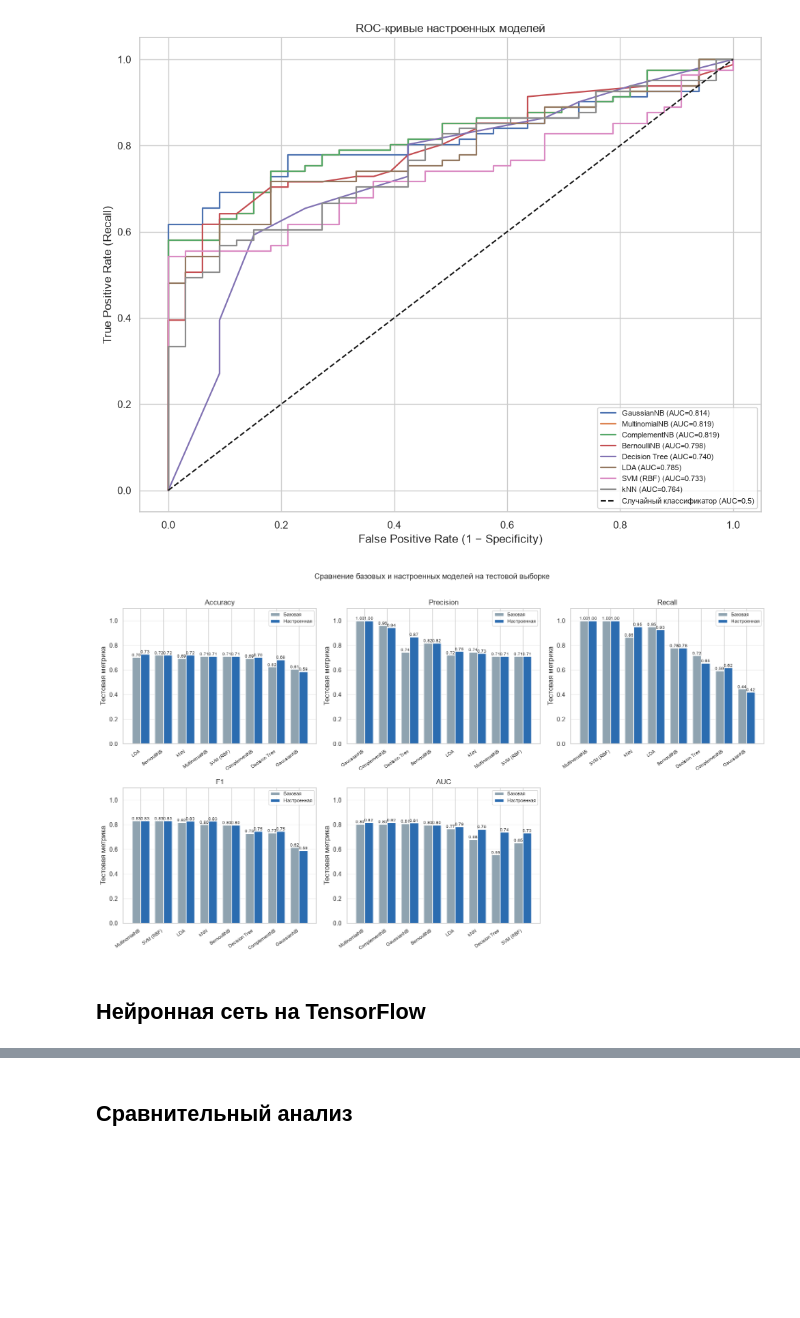
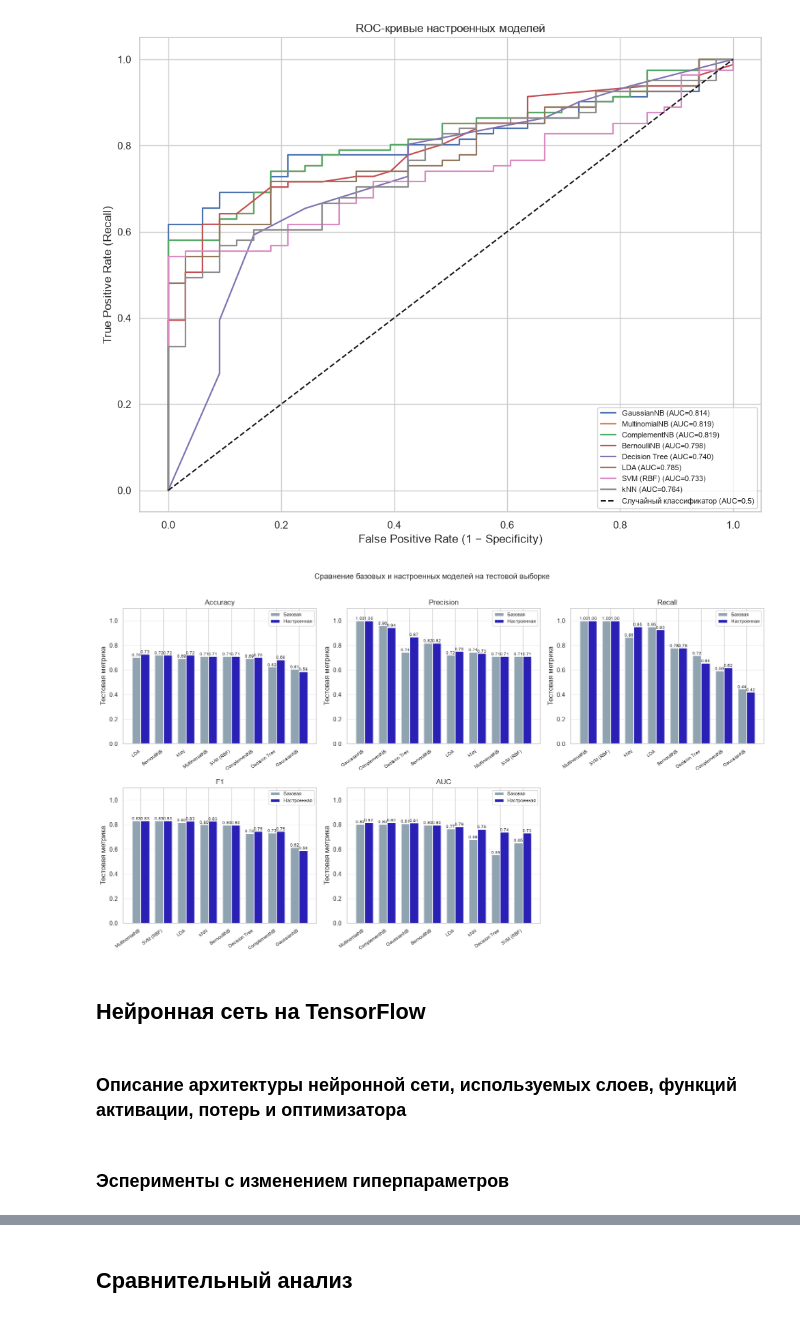
Before and after one commit to violllin/lab2_classification, a Jupyter notebook: lab2.ipynb, the cells around one changed output, grey strips where cells are left out. Drawn from its saved outputs; the diff is of its cells as text; code cells hidden in the pictures; blank space fills up the shorter version.

```diff
--- a/lab2.ipynb
+++ b/lab2.ipynb
@@ -1182,12 +1181,6 @@ plt.show()
 | kNN | {'classifier__metric': 'manhattan... | 0.026 | -0.011 | 0.086 | 0.028 | 0.083 |
 [figure]
 # %%
-import numpy as np
-import pandas as pd
-import matplotlib.pyplot as plt
-
-# 1. Сводим базовые и настроенные метрики в длинный формат
-#    (ожидается, что baseline_df и tuned_df уже есть и проиндексированы по модели)
 comparison_long = pd.concat(
     [
         baseline_df[core_metrics].assign(Модель=baseline_df.index, Этап='Базовая'),
@@ -1197,7 +1190,7 @@ comparison_long = pd.concat(
 )
 
 fig, axes = plt.subplots(2, 3, figsize=(16, 9))
-palette = {'Базовая': '#8fa3b0', 'Настроенная': '#2b6cb0'}
+palette = {'Базовая': '#8fa3b0', 'Настроенная': "#2a20b6"}
 
 for ax, metric in zip(axes.flat, core_metrics):
     order = (
@@ -1219,33 +1212,37 @@ for ax, metric in zip(axes.flat, core_metrics):
     )
     bars_tune = ax.bar(
         x + width/2, pivot['Настроенная'].values, width,
         label='Настроенная', color=palette['Настроенная'], edgecolor='white',
     )
 
     for bars in (bars_base, bars_tune):
         for p in bars:
             h = p.get_height()
             if not np.isnan(h):
                 ax.annotate(
                     f'{h:.2f}',
                     (p.get_x() + p.get_width()/2, h),
                     ha='center', va='bottom', fontsize=7,
                 )
 
     ax.set_xticks(x)
     ax.set_xticklabels(order, rotation=35, ha='right', fontsize=8)
     ax.set_title(metric)
     ax.set_ylim(0, 1.10)
     ax.set_ylabel('Тестовая метрика')
     ax.grid(axis='y', alpha=0.3)
     ax.legend(fontsize=8, loc='upper right')
 
 axes.flat[-1].axis('off')
 fig.suptitle('Сравнение базовых и настроенных моделей на тестовой выборке',
              y=1.01, fontsize=13)
 plt.tight_layout()
 plt.show()
 # %% [output]
-[figure, old version]
+[figure, new version]
 # %% [markdown]
 ## Нейронная сеть на TensorFlow
+# %% [markdown]
+### Описание архитектуры нейронной сети, используемых слоев, функций активации, потерь и оптимизатора
+# %% [markdown]
+### Эсперименты с изменением гиперпараметров
```
Also changed, not shown: parts of 3 cells of this notebook.
